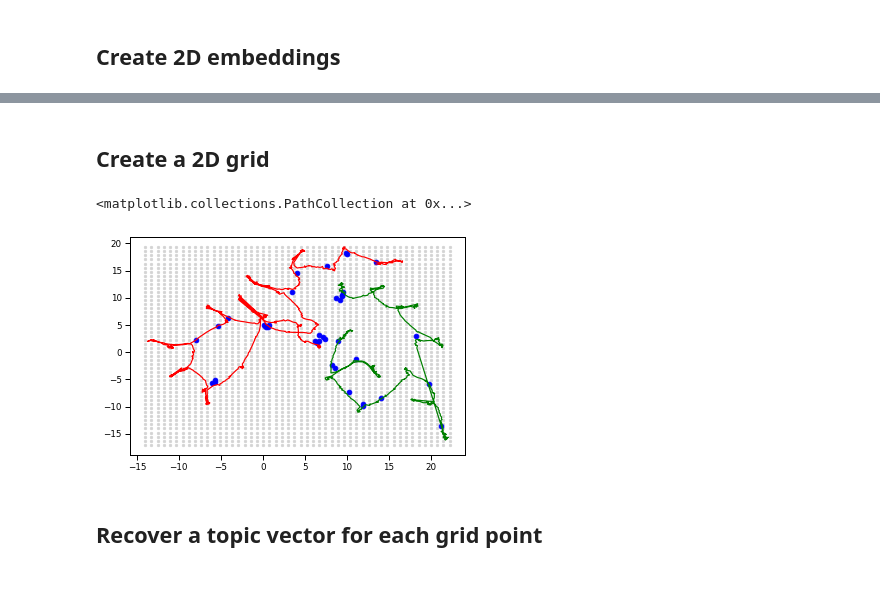
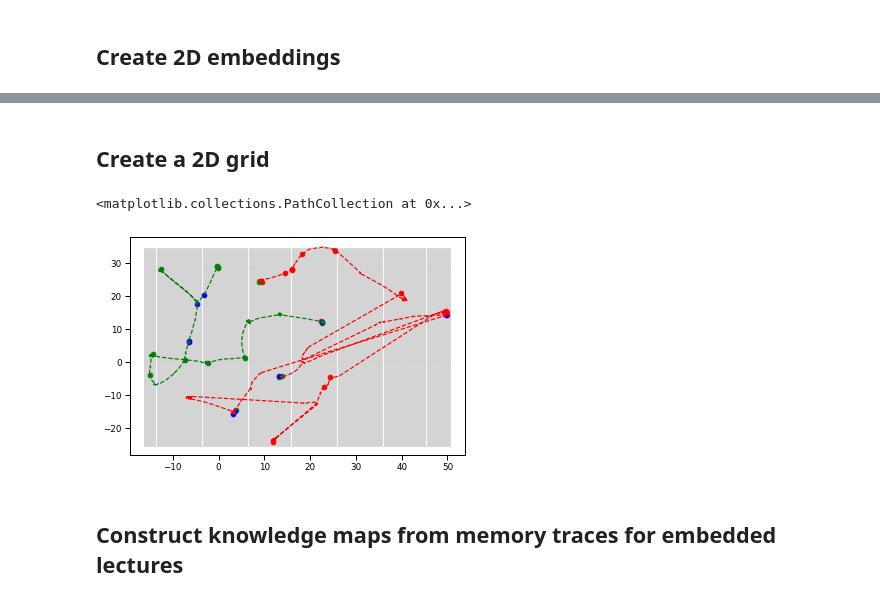
Before and after one commit to ContextLab/efficient-learning-khan, a Jupyter notebook: code/notebooks/knowledge-maps.ipynb, the cells around one changed output, grey strips where cells are left out. Cells and saved outputs as stored; diff of their text form; code cells hidden in the pictures.

Commit message:
big update to knowledge_maps notebook, rbf interpolation

```diff
--- a/code/notebooks/knowledge-maps.ipynb
+++ b/code/notebooks/knowledge-maps.ipynb
@@ -81,6 +91,6 @@ avg_participant = exp.avg_participant
 n_topics = exp.lda_params['n_components']
 umap_params = exp.umap_params
 seed = umap_params['random_state']
-umap_params['metric'] = symmetric_kl_exp
+umap_params['metric'] = correlation_exp
 print(umap_params)
 # %% [output]
@@ -96,7 +107,7 @@ split_inds = np.cumsum([np.atleast_2d(vec).shape[0] for vec in to_reduce])[:2]
 to_reduce = np.log(np.vstack(to_reduce))
 # %%
 np.random.seed(seed)
-reducer = UMAP(verbose=True, **umap_params).fit(to_reduce)
+reducer = UMAP(**umap_params).fit(to_reduce)
 embeddings = reducer.embedding_
 forces_emb, bos_emb, questions_embs = np.vsplit(embeddings, split_inds)
 # %% [output]
@@ -120,3 +131,30 @@ Thu Mar  5 18:36:51 2020 Finished embedding
+# %% [markdown]
+## Create a 2D grid
+# %%
+resolution = 100
+x_min, y_min = embeddings.min(axis=0) // 1
+x_max, y_max = embeddings.max(axis=0) // 1 + 1
+x_step = (x_max - x_min) / resolution
+y_step = (y_max - y_min) / resolution
+xs = np.arange(x_min, x_max, x_step)
+ys = np.arange(y_min, y_max, y_step)
+
+X, Y = np.meshgrid(xs, ys)
+xy_grid = np.empty((resolution, resolution, 2), dtype=np.float64)
+for (x_ix, y_ix), X_val in np.ndenumerate(X):
+    xy_grid[x_ix, y_ix] = (X_val, Y[x_ix, y_ix])
+# %%
+vertices = xy_grid.reshape(resolution**2, 2)
+
+plt.scatter(vertices[:, 0], vertices[:, 1], c='lightgrey', marker='.')
+plt.plot(forces_emb[:, 0], forces_emb[:, 1], 'r--')
+plt.plot(bos_emb[:, 0], bos_emb[:, 1], 'g--')
+plt.scatter(questions_embs[:15, 0], questions_embs[:15, 1], c='r', marker='o')
+plt.scatter(questions_embs[15:30, 0], questions_embs[15:30, 1], c='g', marker='o')
+plt.scatter(questions_embs[30:, 0], questions_embs[30:, 1], c='b', marker='o')
+# %% [output]
+<matplotlib.collections.PathCollection at 0x...>
+[figure, added]
 # %%
 # save fit UMAP reducer and 2D embeddings
 # np.save(opj(models_dir, 'UMAP_reducer'), reducer)
@@ -125,5 +163,3 @@ Thu Mar  5 18:36:51 2020 Finished embedding
 # np.save(opj(embeddings_dir, 'questions'), questions_embs)
 # exp.load_reducer()
 # exp.load_embeddings()
-# %% [markdown]
-## Create a 2D grid
@@ -143,12 +166,2 @@ for (x_ix, y_ix), X_val in np.ndenumerate(X):
-# %%
-vertices = xy_grid.reshape(resolution**2, 2)
-
-plt.scatter(vertices[:, 0], vertices[:, 1], c='lightgrey', marker='.')
-plt.plot(forces_emb[:, 0], forces_emb[:, 1], 'r-')
-plt.plot(bos_emb[:, 0], bos_emb[:, 1], 'g-')
-plt.scatter(questions_embs[:, 0], questions_embs[:, 1], c='b', marker='o')
-# %% [output]
-<matplotlib.collections.PathCollection at 0x...>
-[figure, removed]
-# %% [markdown]
-## Recover a topic vector for each grid point
+# %% [markdown]
+## Construct knowledge maps from memory traces for embedded lectures
```
Also changed, not shown: parts of 28 cells of this notebook, 1 other file.
